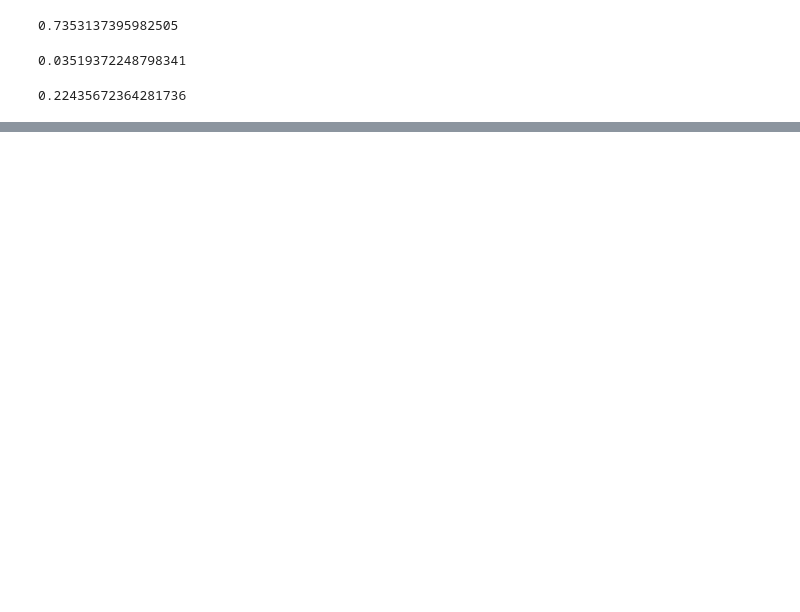
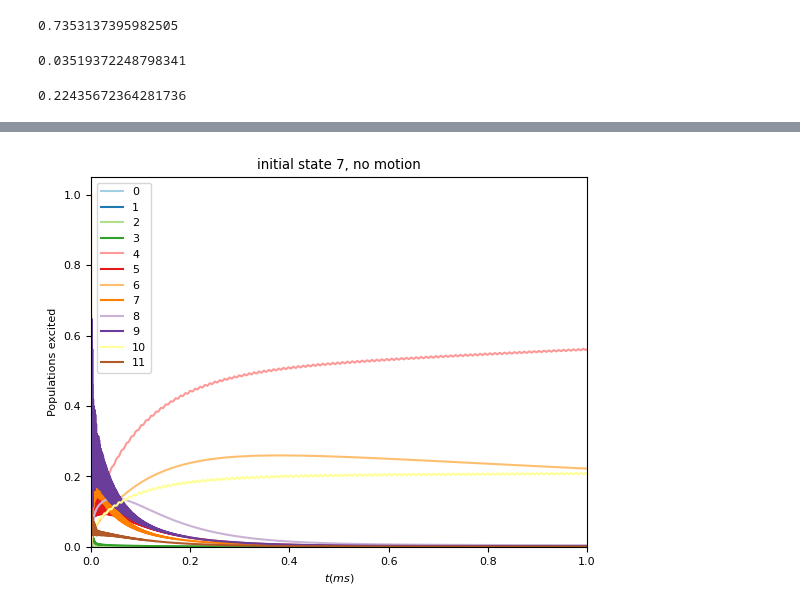
Before and after one commit to katyafouka/multi_eit, a Jupyter notebook: Lu_I1/Lu_I1_populations_.ipynb, the cells around one changed output, grey strips where cells are left out. Saved outputs shown, nothing was run; the diff lists cells and outputs as text; code cells hidden in the pictures; blank space fills up the shorter version.

```diff
--- a/Lu_I1/Lu_I1_populations_.ipynb
+++ b/Lu_I1/Lu_I1_populations_.ipynb
@@ -170,0 +292,31 @@ steady_pops[10]
+# %%
+#Rabi frequencies Ω_F,F' #1/2π (MHz)
+omega = [23.5,10,23.5]
+
+#turn on/off polarization
+Omega_p= np.zeros((3,3)) # (ig-1, q + 1) transition from F state to F' with polarization q
+
+Omega_p[0,0] = Omega_p[0,2] = omega[0]       #σ+ and σ- for F=F[1] to F'= F[0]
+Omega_p[1,0] = Omega_p[1,2] = omega[1]      #σ+ and σ- for F=F[2] to F'=F[0]
+Omega_p[2,0] = Omega_p[2,2] = omega[2]     #σ+ and σ- for F=F[3] to F'=F[0]
+
+Delta = [0,10,20.5,20]
+# %%
+HI=H_I(F,Omega_p)
+H0 = H_0(F,Delta)
+
+#total Hamiltonian
+H = H0 + HI
+#make sure Hamiltonian is sparse
+H = H.to("CSR").tidyup(atol=1e-8)
+# %%
+rho0 = basis(N,2*F[0] + 1 + 2*F[1] + 1 + 2*F[2]+1)*basis(N,2*F[0] + 1 + 2*F[1] + 1 + 2*F[2]+1).dag()
+
+tlist = np.linspace(0,1000,10000)
+
+e_ops = []
+for ig in range(0,len(F)):
+    for mf in range(-F[ig],F[ig] + 1):
+        e_ops.append(base(F,ig,mf)*base(F,ig,mf).dag())
+# %%
+rho = mesolve(H,rho0,tlist,c_ops,e_ops,options={'progress_bar': 'text'})
@@ -170,0 +335,14 @@ steady_pops[10]
+# %%
+plt.figure()
+plt.title('initial state 7, no motion')
+for i in range(N):
+    plt.plot(tlist*1e-3,rho.expect[i],label=i,color=colors[i])
+plt.ylabel('Populations excited')
+plt.xlabel('$t (ms)$')
+plt.xlim(0,1)
+plt.legend()
+plt.ylim(0)
+#plt.savefig("I1_state_7_populations_e_no_motion.png",bbox_inches = "tight")
+plt.show()
+# %% [output]
+[figure, added]
```
Also changed, not shown: parts of 14 cells of this notebook.
